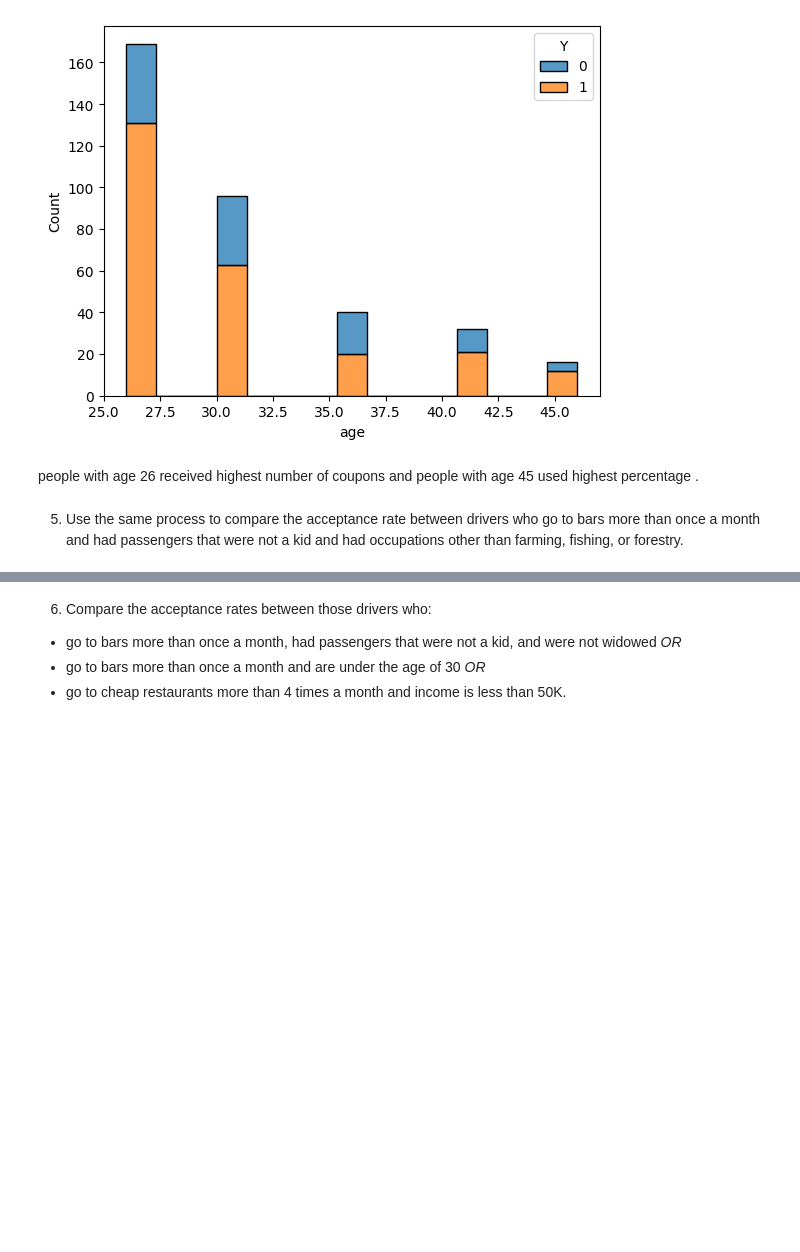
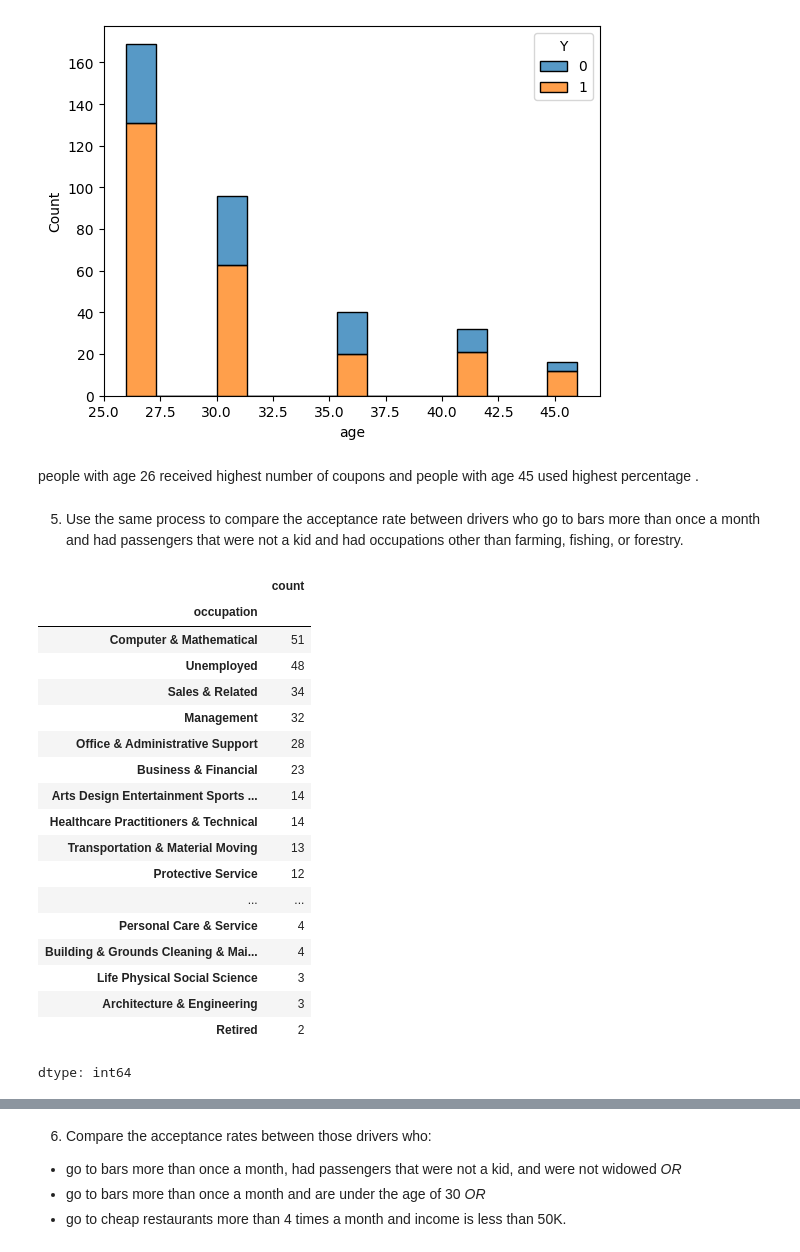
Before and after one commit to gputti/coupon_prob, a Jupyter notebook: prompt.ipynb, the cells around one changed output, grey strips where cells are left out. Drawn from its saved outputs; the diff is of its cells as text; code cells hidden in the pictures; blank space fills up the shorter version.

```diff
--- a/prompt.ipynb
+++ b/prompt.ipynb
@@ -299,3 +299,25 @@ sns.histplot(data=df_bar0_4, x="age", hue="Y", multiple="stack", legend=True, st
 people with age 26 received highest number of coupons and people with age 45 used highest percentage .
 # %% [markdown]
 5. Use the same process to compare the acceptance rate between drivers who go to bars more than once a month and had passengers that were not a kid and had occupations other than farming, fishing, or forestry.
+# %%
+df_bar0_4['occupation'].value_counts()
+# %% [output]
+|  | count |
+| occupation |  |
+| Computer & Mathematical | 51 |
+| Unemployed | 48 |
+| Sales & Related | 34 |
+| Management | 32 |
+| Office & Administrative Support | 28 |
+| Business & Financial | 23 |
+| Arts Design Entertainment Sports ... | 14 |
+| Healthcare Practitioners & Technical | 14 |
+| Transportation & Material Moving | 13 |
+| Protective Service | 12 |
+| ... | ... |
+| Personal Care & Service | 4 |
+| Building & Grounds Cleaning & Mai... | 4 |
+| Life Physical Social Science | 3 |
+| Architecture & Engineering | 3 |
+| Retired | 2 |
+dtype: int64
```
Also changed, not shown: parts of 9 cells of this notebook.
